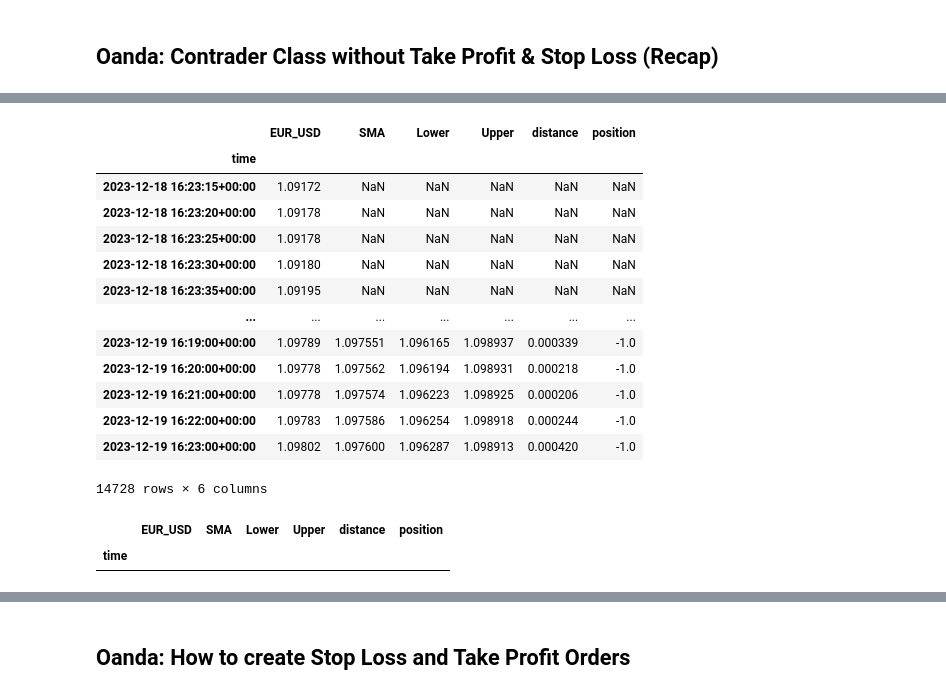
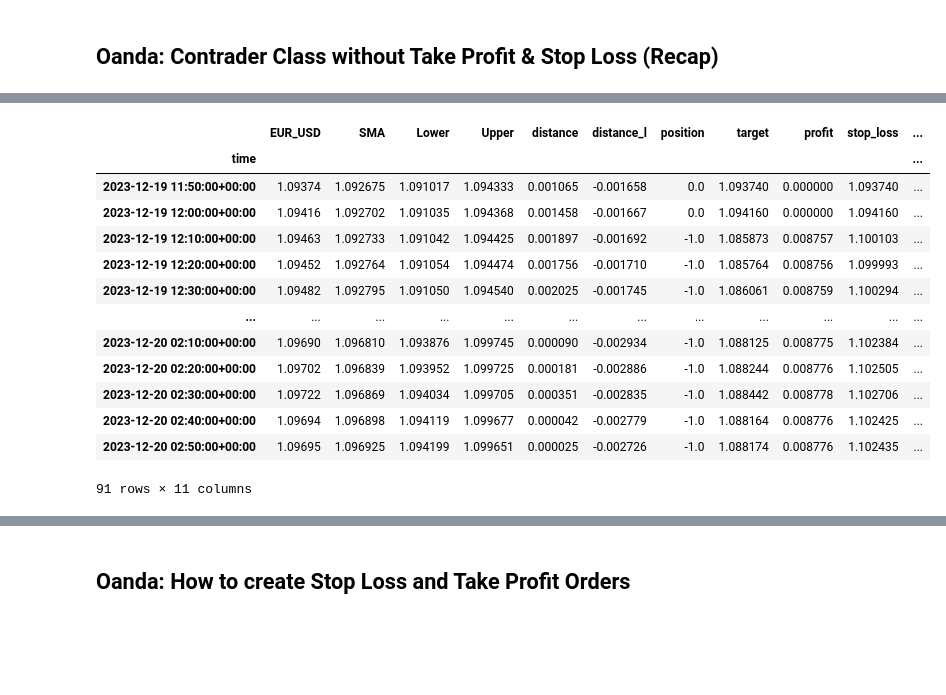
Before and after one commit to dshilman/algo-trading, a Jupyter notebook: trading/NB_05_Take_Profit_Stop_Loss.ipynb, the cells around one changed output, grey strips where cells are left out. Drawn from its saved outputs; the diff is of its cells as text; code cells hidden in the pictures; blank space fills up the shorter version.

```diff
--- a/trading/NB_05_Take_Profit_Stop_Loss.ipynb
+++ b/trading/NB_05_Take_Profit_Stop_Loss.ipynb
@@ -12,14 +12,16 @@ import pytz
 # %%
 instrument = "EUR_USD"
 bar_length = timedelta(minutes = 1)
-SMA = 125
+SMA = 100
 dev = 2
+sl_perc = 0.005
+tp_perc = 0.008
 # %%
 raw_data = None
 now = datetime.utcnow()
 
 now = now - timedelta(microseconds = now.microsecond)
-past = now - timedelta(days = 1)
+past = now - timedelta(days = 2)
 
 last_bar = None
 df = None
@@ -28,7 +30,7 @@ df = None
 print (f"Getting candles for {instrument}, from {past} to {now}")
 
 raw_df = tpqoa.tpqoa("oanda.cfg").get_history(instrument = instrument, start = past, end = now,
-                       granularity = "S5", price = "M", localize = False).c.dropna().to_frame()
+                       granularity = "M10", price = "M", localize = False).c.dropna().to_frame()
 
 raw_df.rename(columns = {"c":instrument}, inplace = True)
 
@@ -74,22 +61,28 @@ new_df
 # %%
 def do_math(df):
     df["SMA"] = df[instrument].rolling(SMA).mean()
-    df["Lower"] = df["SMA"] - df[instrument].rolling(SMA).std() * dev
-    df["Upper"] = df["SMA"] + df[instrument].rolling(SMA).std() * dev
+
+    target = df[instrument].rolling(SMA).std() * dev
+
+    df["Lower"] = df["SMA"] - target
+    df["Upper"] = df["SMA"] + target
 
     df.dropna(subset=['Lower'], inplace=True)
 
     df["distance"] = df[instrument] - df.SMA
+    df["distance_l"] = df["Lower"] - df.SMA
 
-    df["position"].pd>where(df[instrument] < df.Lower, 1, inplace = True)
-    df["position"].where(df[instrument] > df.Upper, 1, inplace = True)
+    df["position"] = np.where(df[instrument] < df.Lower, 1, np.nan)
+    df["position"] = np.where(df[instrument] > df.Upper, -1, np.nan)
+    df["position"] = df.position.ffill().fillna(0)
 
-#     df["position"] = np.where(df[instrument] < df.Lower, 1, np.nan)
 
-#     df["position"] = np.where(df[instrument] > df.Upper, -1, np.nan)
+    df["target"] = df[instrument] * (1 + df.position * tp_perc)
+    df["profit"] = df.position * (df.target - df[instrument])
+    df ["stop_loss"] = df[instrument] * (1 - df.position * sl_perc)
+    df ["potential_loss"] = df[instrument] * sl_perc
 
-#     df["position"] = df.position.ffill().fillna(0)
-#     df.tail(SMA * 2)
+    df.tail(SMA * 2)
 
     return df
 # %%
@@ -112,24 +90,21 @@ new_df.resample ("1Min").last()
 # %%
-df_1 = pd.concat([raw_df, new_df])
-df_1
+# df_1 = pd.concat([raw_df, new_df])
+# df_1
-# %% [output]
-|  | EUR_USD | SMA | Lower | Upper | distance | position |
-| time |  |  |  |  |  |  |
-| 2023-12-18 16:23:15+00:00 | 1.09172 | NaN | NaN | NaN | NaN | NaN |
-| 2023-12-18 16:23:20+00:00 | 1.09178 | NaN | NaN | NaN | NaN | NaN |
-| 2023-12-18 16:23:25+00:00 | 1.09178 | NaN | NaN | NaN | NaN | NaN |
-| 2023-12-18 16:23:30+00:00 | 1.09180 | NaN | NaN | NaN | NaN | NaN |
-| 2023-12-18 16:23:35+00:00 | 1.09195 | NaN | NaN | NaN | NaN | NaN |
-| ... | ... | ... | ... | ... | ... | ... |
-| 2023-12-19 16:19:00+00:00 | 1.09789 | 1.097551 | 1.096165 | 1.098937 | 0.000339 | -1.0 |
-| 2023-12-19 16:20:00+00:00 | 1.09778 | 1.097562 | 1.096194 | 1.098931 | 0.000218 | -1.0 |
-| 2023-12-19 16:21:00+00:00 | 1.09778 | 1.097574 | 1.096223 | 1.098925 | 0.000206 | -1.0 |
-| 2023-12-19 16:22:00+00:00 | 1.09783 | 1.097586 | 1.096254 | 1.098918 | 0.000244 | -1.0 |
-| 2023-12-19 16:23:00+00:00 | 1.09802 | 1.097600 | 1.096287 | 1.098913 | 0.000420 | -1.0 |
-14728 rows × 6 columns
 # %%
-new_df = do_math(new_df)
+new_df = do_math(raw_df)
 new_df
 # %% [output]
-|  | EUR_USD | SMA | Lower | Upper | distance | position |
-| time |  |  |  |  |  |  |
+|  | EUR_USD | SMA | Lower | Upper | distance | distance_l | position | target | profit | stop_loss | ... |
+| time |  |  |  |  |  |  |  |  |  |  | ... |
+| 2023-12-19 11:50:00+00:00 | 1.09374 | 1.092675 | 1.091017 | 1.094333 | 0.001065 | -0.001658 | 0.0 | 1.093740 | 0.000000 | 1.093740 | ... |
+| 2023-12-19 12:00:00+00:00 | 1.09416 | 1.092702 | 1.091035 | 1.094368 | 0.001458 | -0.001667 | 0.0 | 1.094160 | 0.000000 | 1.094160 | ... |
+| 2023-12-19 12:10:00+00:00 | 1.09463 | 1.092733 | 1.091042 | 1.094425 | 0.001897 | -0.001692 | -1.0 | 1.085873 | 0.008757 | 1.100103 | ... |
+| 2023-12-19 12:20:00+00:00 | 1.09452 | 1.092764 | 1.091054 | 1.094474 | 0.001756 | -0.001710 | -1.0 | 1.085764 | 0.008756 | 1.099993 | ... |
+| 2023-12-19 12:30:00+00:00 | 1.09482 | 1.092795 | 1.091050 | 1.094540 | 0.002025 | -0.001745 | -1.0 | 1.086061 | 0.008759 | 1.100294 | ... |
+| ... | ... | ... | ... | ... | ... | ... | ... | ... | ... | ... | ... |
+| 2023-12-20 02:10:00+00:00 | 1.09690 | 1.096810 | 1.093876 | 1.099745 | 0.000090 | -0.002934 | -1.0 | 1.088125 | 0.008775 | 1.102384 | ... |
+| 2023-12-20 02:20:00+00:00 | 1.09702 | 1.096839 | 1.093952 | 1.099725 | 0.000181 | -0.002886 | -1.0 | 1.088244 | 0.008776 | 1.102505 | ... |
+| 2023-12-20 02:30:00+00:00 | 1.09722 | 1.096869 | 1.094034 | 1.099705 | 0.000351 | -0.002835 | -1.0 | 1.088442 | 0.008778 | 1.102706 | ... |
+| 2023-12-20 02:40:00+00:00 | 1.09694 | 1.096898 | 1.094119 | 1.099677 | 0.000042 | -0.002779 | -1.0 | 1.088164 | 0.008776 | 1.102425 | ... |
+| 2023-12-20 02:50:00+00:00 | 1.09695 | 1.096925 | 1.094199 | 1.099651 | 0.000025 | -0.002726 | -1.0 | 1.088174 | 0.008776 | 1.102435 | ... |
+91 rows × 11 columns
```
Also changed, not shown: parts of 5 cells of this notebook, 2 other files.
